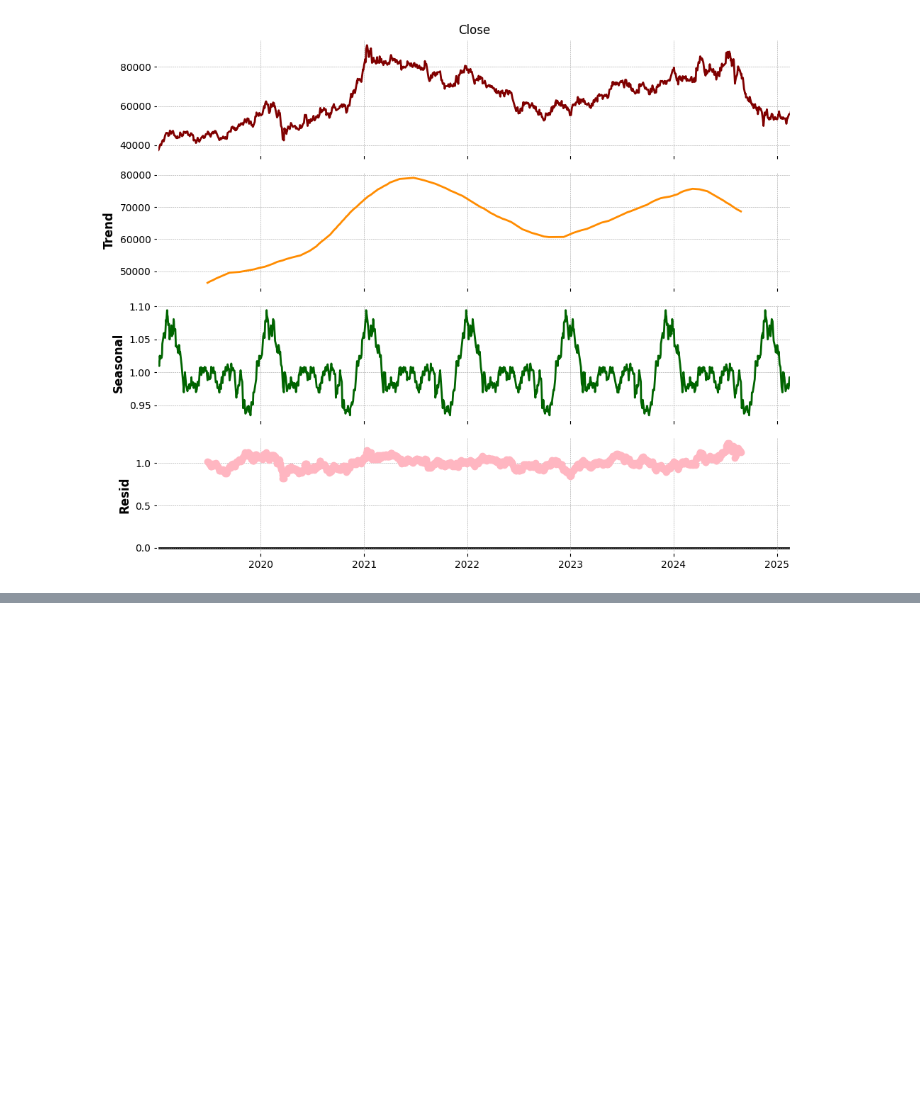
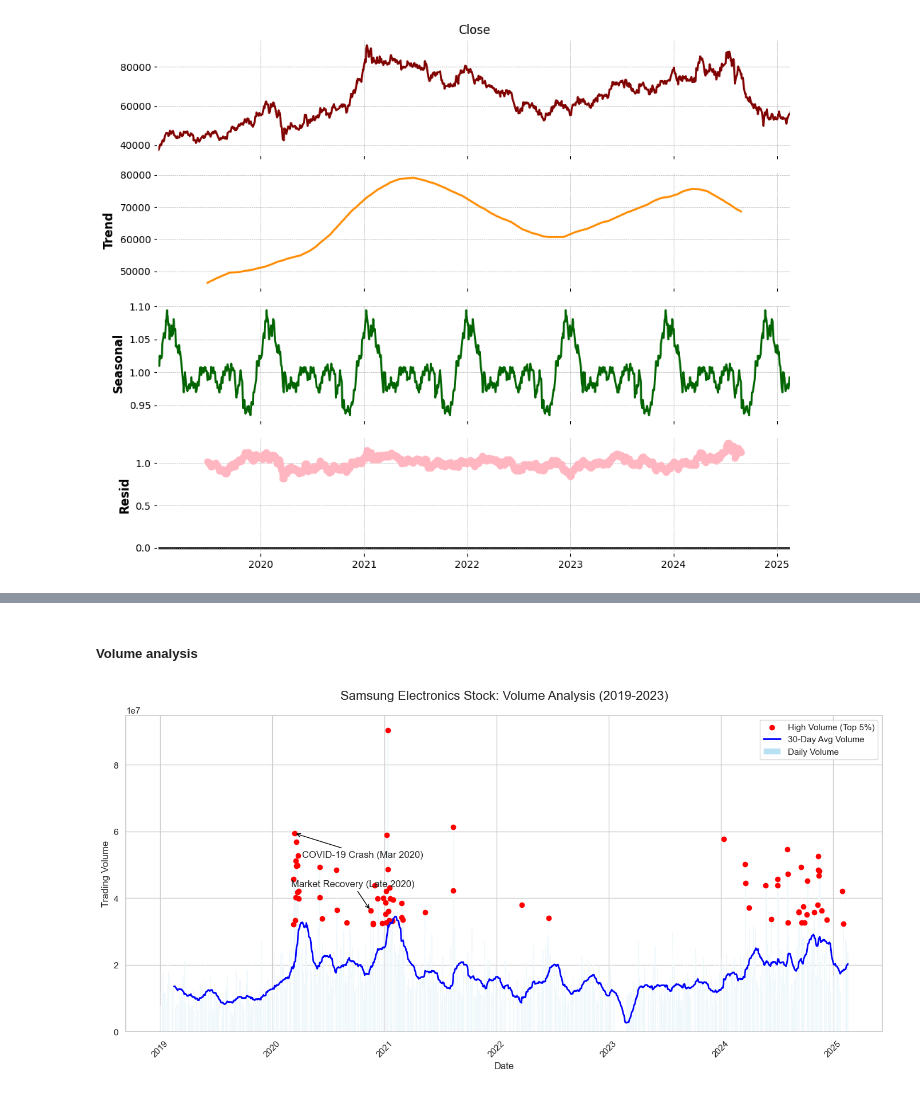
Before and after one commit to BIGDATA-GROUP-4/Samsung-Stock-Price, a Jupyter notebook: Samsung_stockprice.ipynb, the cells around one changed output, grey strips where cells are left out. Drawn from its saved outputs; the diff is of its cells as text; code cells hidden in the pictures; blank space fills up the shorter version.

```diff
--- a/Samsung_stockprice.ipynb
+++ b/Samsung_stockprice.ipynb
@@ -369,0 +472,51 @@ plt.show()
+# %% [markdown]
+##### Volume analysis
+# %%
+sns.set(style="whitegrid")
+# Create the plot
+plt.figure(figsize=(14, 7))
+
+# Plot the trading volume
+plt.bar(ss_pd.index, ss_pd['Volume'], color='skyblue', alpha=0.6, label='Daily Volume')
+
+
+# Highlight extreme volume spikes (top 5%)
+high_volume_threshold = ss_pd['Volume'].quantile(0.95)
+high_volume_days = ss_pd[ss_pd['Volume'] >= high_volume_threshold]
+plt.scatter(high_volume_days.index, high_volume_days['Volume'], color='red', label='High Volume (Top 5%)')
+
+
+# Add moving average for smoother trend (30-day rolling average)
+rolling_volume = ss_pd['Volume'].rolling(window=30).mean()
+plt.plot(ss_pd.index, rolling_volume, color='blue', linewidth=2, label='30-Day Avg Volume')
+
+
+# Annotations for notable events
+plt.annotate('COVID-19 Crash (Mar 2020)',
+             xy=(pd.to_datetime('2020-03-13'), ss_pd.loc['2020-03-13', 'Volume']),
+             xytext=(10, -30), textcoords='offset points',
+             arrowprops=dict(arrowstyle='->', color='black'))
+
+
+plt.annotate('Market Recovery (Late 2020)',
+             xy=(pd.to_datetime('2020-11-16'), ss_pd.loc['2020-11-16', 'Volume']),
+             xytext=(-100, 30), textcoords='offset points',
+             arrowprops=dict(arrowstyle='->', color='black'))
+
+
+# Labels and title
+plt.title('Samsung Electronics Stock: Volume Analysis (2019-2023)', fontsize=16, pad=20)
+plt.xlabel('Date', fontsize=12)
+plt.ylabel('Trading Volume', fontsize=12)
+plt.legend()
+
+
+# Rotate x-axis labels for better readability
+plt.xticks(rotation=45)
+
+
+# Show the plot
+plt.tight_layout()
+plt.show()
+# %% [output]
+[figure, added]
```
Also changed, not shown: parts of 7 cells of this notebook.
